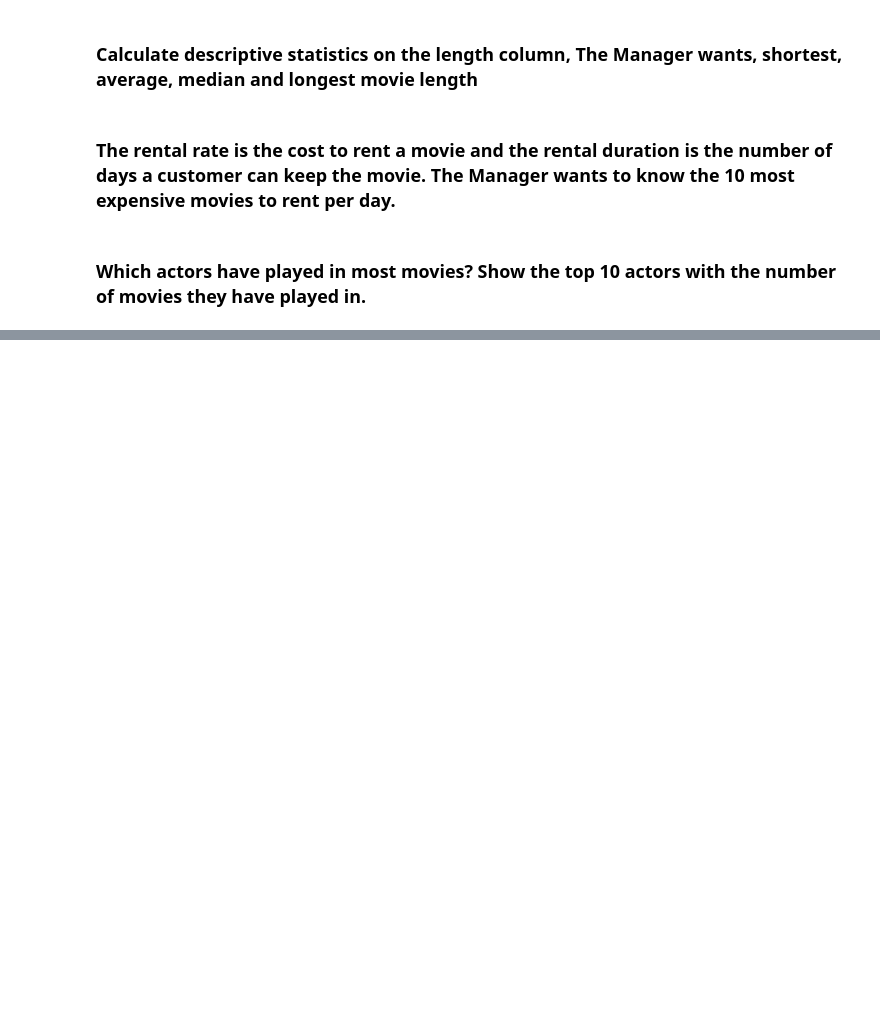
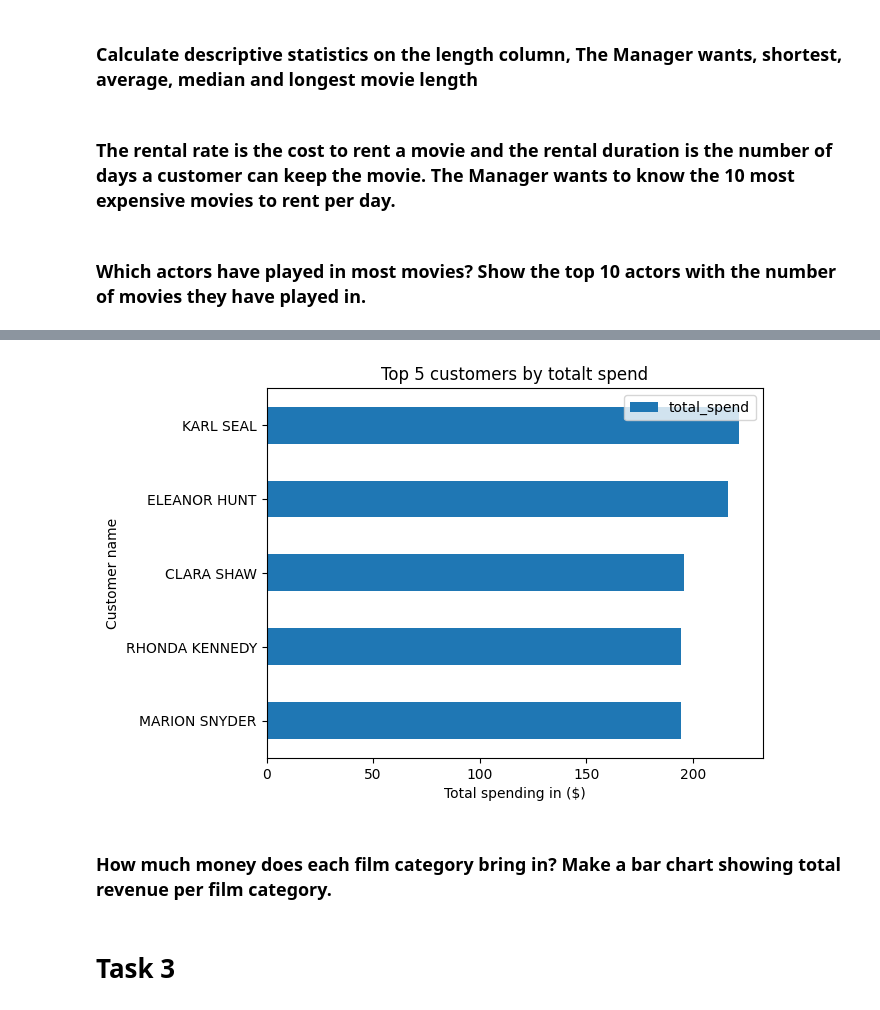
Before and after one commit to kevinbrunomlops/sakila_lab_kevin_bruno, a Jupyter notebook: duckdb_pandas.ipynb, the cells around one changed output, grey strips where cells are left out. Cells and saved outputs as stored; diff of their text form; code cells hidden in the pictures; blank space fills up the shorter version.

Commit message:
Task 2.a completed

```diff
--- a/duckdb_pandas.ipynb
+++ b/duckdb_pandas.ipynb
@@ -86,0 +125,12 @@ top_10_actors
+# %%
+top_5_customers = duckdb.sql("""
+SELECT c.customer_id,
+        c.first_name || ' ' || c.last_name AS customer_name,
+        SUM(p.amount) AS total_spend
+FROM customer c
+JOIN payment p ON c.customer_id = p.customer_id
+GROUP BY c.customer_id, customer_name
+ORDER BY total_spend DESC;
+""").df()
+
+top_5_customers.head()
@@ -86,0 +144,16 @@ top_10_actors
+# %%
+ax = top_5_customers.head().plot(
+    kind="barh",
+    x="customer_name",
+    y="total_spend",
+    title="Top 5 customers by totalt spend",
+    xlabel="Total spending in ($)",
+    ylabel="Customer name"
+)
+ax.invert_yaxis()
+# %% [output]
+[figure, added]
+# %% [markdown]
+### How much money does each film category bring in? Make a bar chart showing total revenue per film category.
+# %% [markdown]
+# Task 3
```
Also changed, not shown: parts of 6 cells of this notebook, 2 other files.
